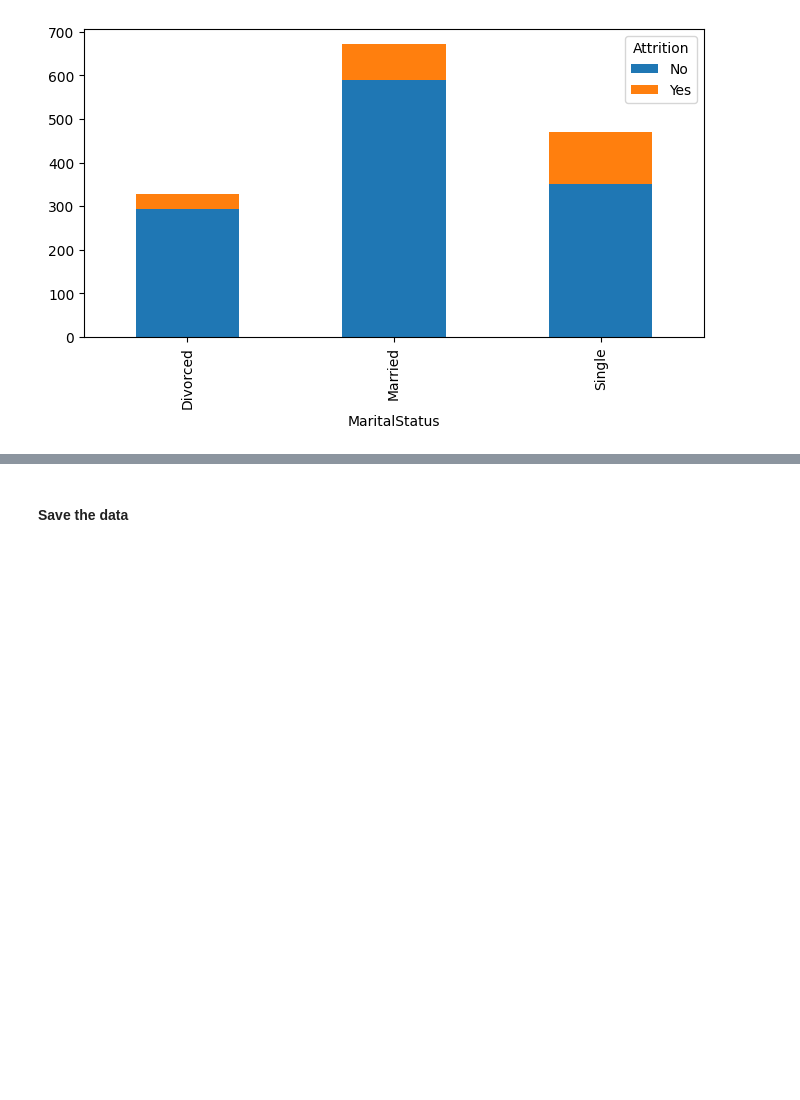
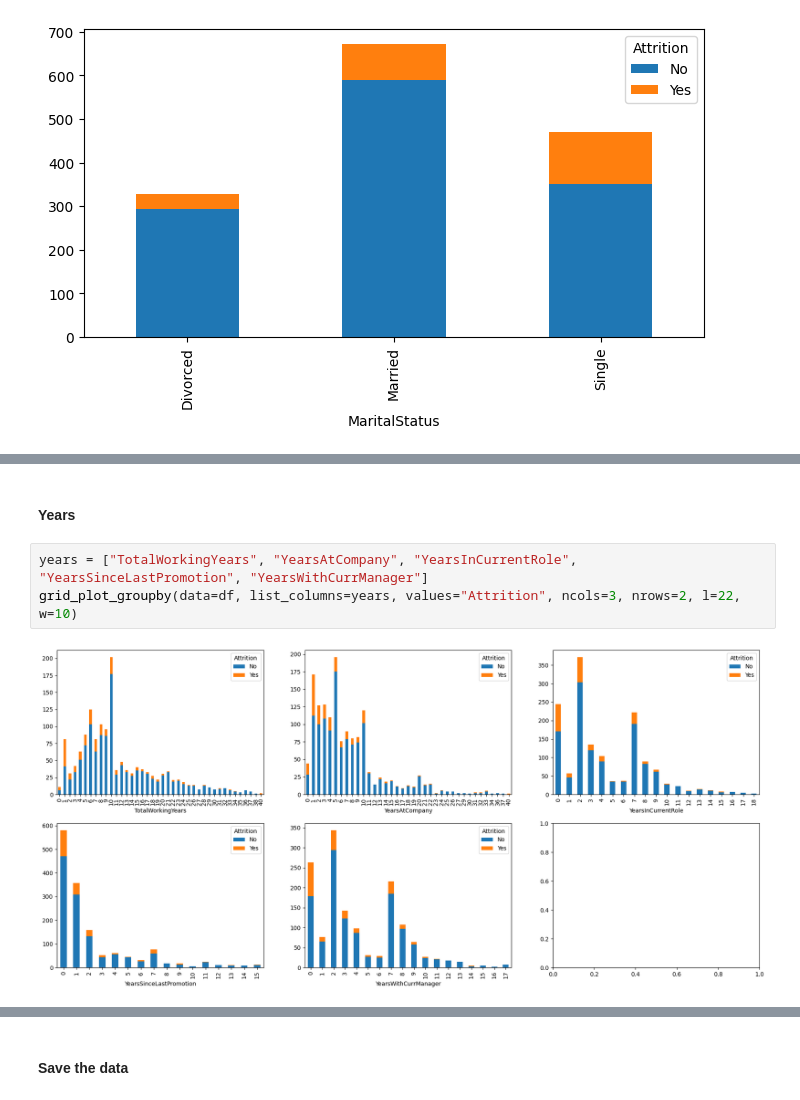
Before and after one commit to ldebele/Employee-Attrition-Prediction, a Jupyter notebook: notebooks/EDA.ipynb, the cells around one changed output, grey strips where cells are left out. Saved outputs shown, nothing was run; the diff lists cells and outputs as text; blank space fills up the shorter version.

```diff
--- a/notebooks/EDA.ipynb
+++ b/notebooks/EDA.ipynb
@@ -260,0 +265,7 @@ plot_groupby(df, "MaritalStatus", "Attrition")
+# %% [markdown]
+#### Years
+# %%
+years = ["TotalWorkingYears", "YearsAtCompany", "YearsInCurrentRole", "YearsSinceLastPromotion", "YearsWithCurrManager"]
+grid_plot_groupby(data=df, list_columns=years, values="Attrition", ncols=3, nrows=2, l=22, w=10)
+# %% [output]
+[figure, added]
```
Also changed, not shown: parts of 11 cells of this notebook, 4 other files.
